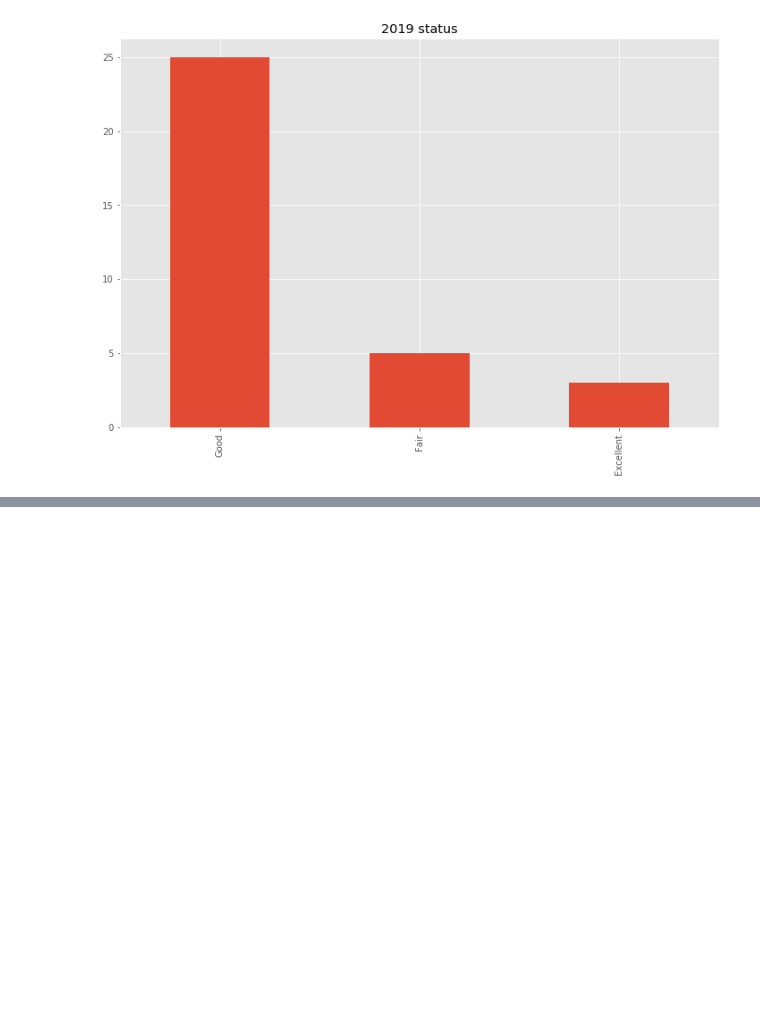
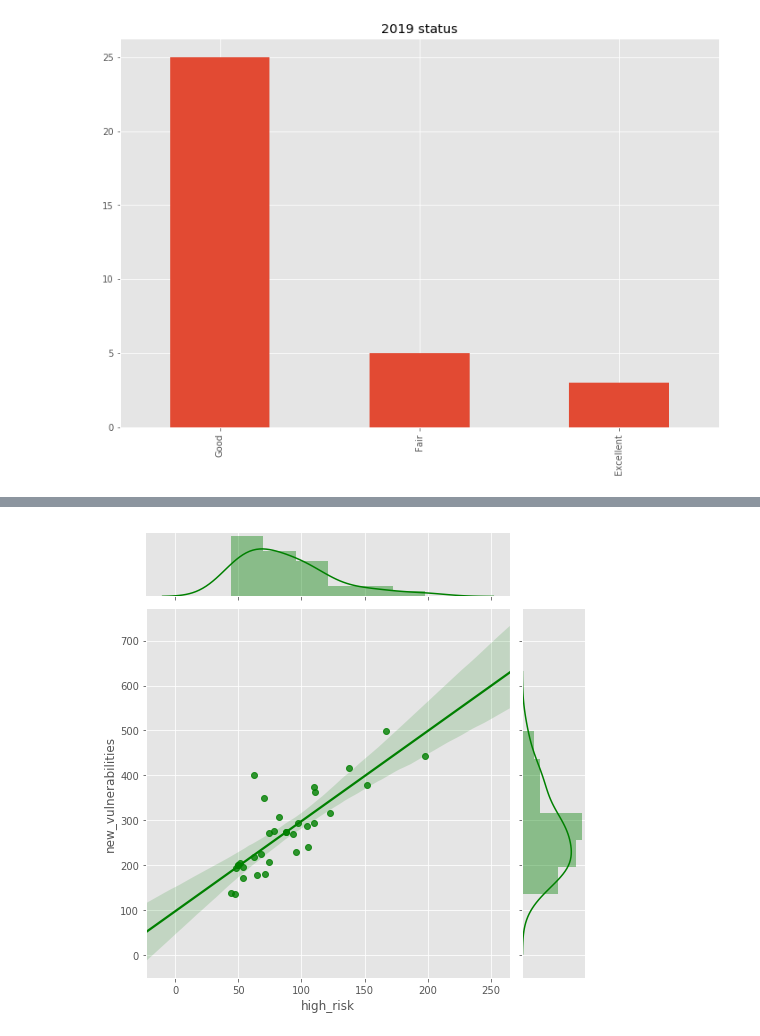
Before and after one commit to simprism/china_cyber, a Jupyter notebook: china_cyber.ipynb, the cells around one changed output, grey strips where cells are left out. Cells and saved outputs as stored; diff of their text form; code cells hidden in the pictures; blank space fills up the shorter version.

```diff
--- a/china_cyber.ipynb
+++ b/china_cyber.ipynb
@@ -72,0 +113,4 @@ _ = plt.legend()
+# %%
+g = sns.jointplot("high_risk", "new_vulnerabilities", data=df_cyber, kind="reg", color="g", height=7)
+# %% [output]
+[figure, added]
```
Also changed, not shown: parts of 17 cells of this notebook.
